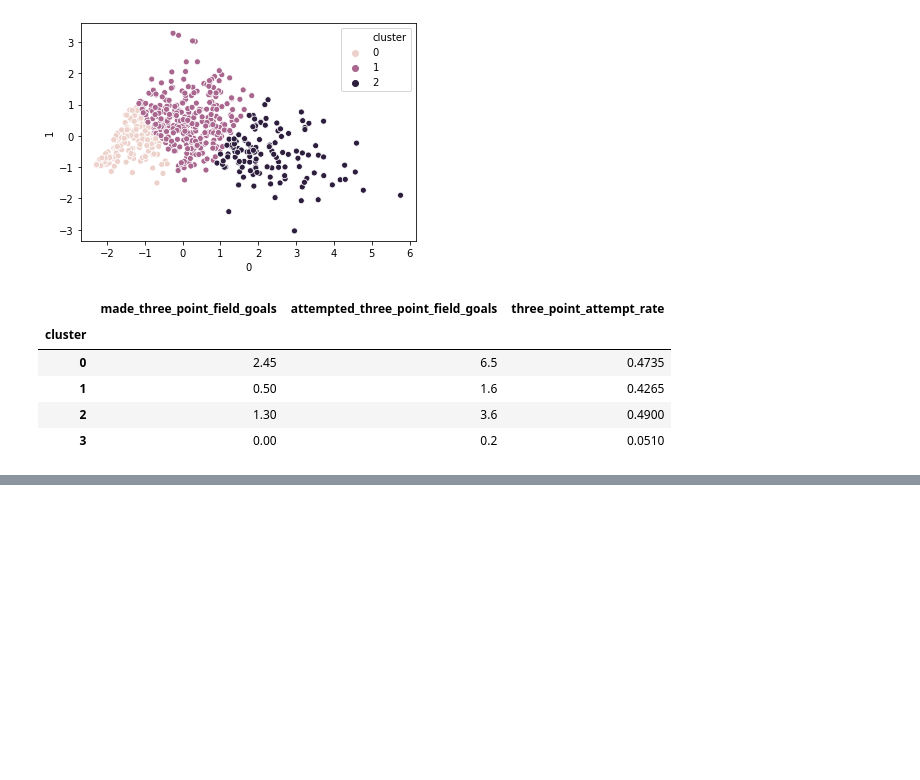
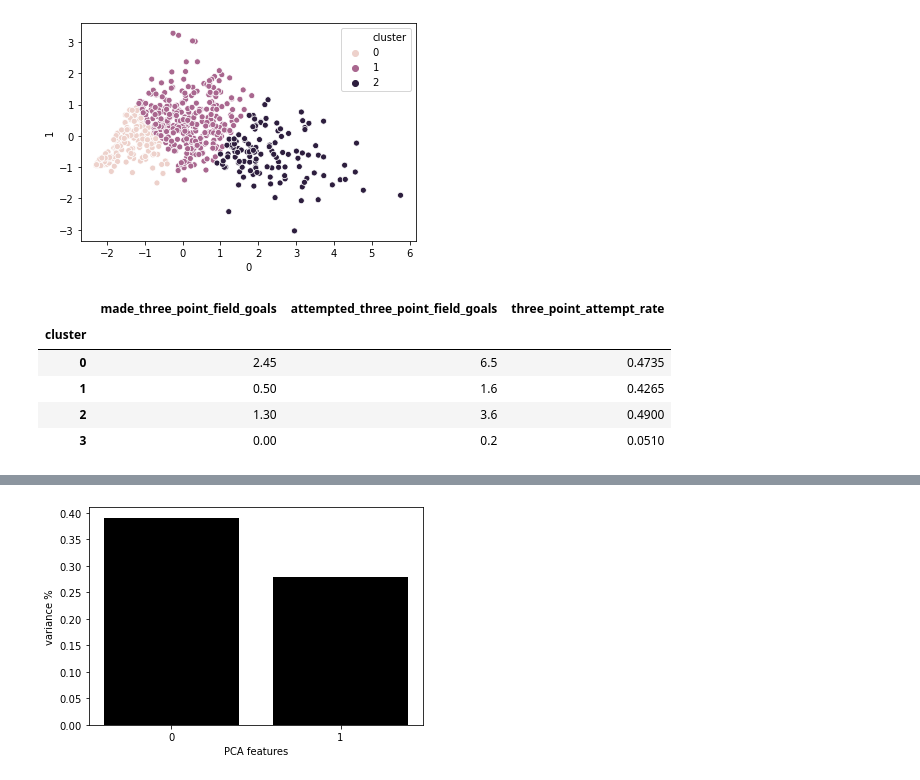
Before and after one commit to ZachLiu519/nba-model, a Jupyter notebook: clustering/clustering_threeAndDefense.ipynb, the cells around one changed output, grey strips where cells are left out. Cells and saved outputs as stored; diff of their text form; code cells hidden in the pictures; blank space fills up the shorter version.

```diff
--- a/clustering/clustering_threeAndDefense.ipynb
+++ b/clustering/clustering_threeAndDefense.ipynb
@@ -186,0 +202,15 @@ data_2020_3D.to_excel("clustered_2020_3pt_specialists.xlsx")
+# %%
+kmeans_3D = KMeans(n_clusters=3).fit(data_std_2020)
+pca_2020 = PCA(n_components=2)
+principalComponents = pca_2020.fit_transform(data_std_2020)
+features = range(pca_2020.n_components_)
+plt.bar(features, pca_2020.explained_variance_ratio_, color='black')
+plt.xlabel('PCA features')
+plt.ylabel('variance %')
+plt.xticks(features)
+
+PCA_components = pd.DataFrame(principalComponents)
+PCA_components['cluster'] = kmeans_3D.labels_
+PCA_components['positions'] = data_2020.reset_index()['positions']
+# %% [output]
+[figure, added]
```
Also changed, not shown: parts of 5 cells of this notebook.
